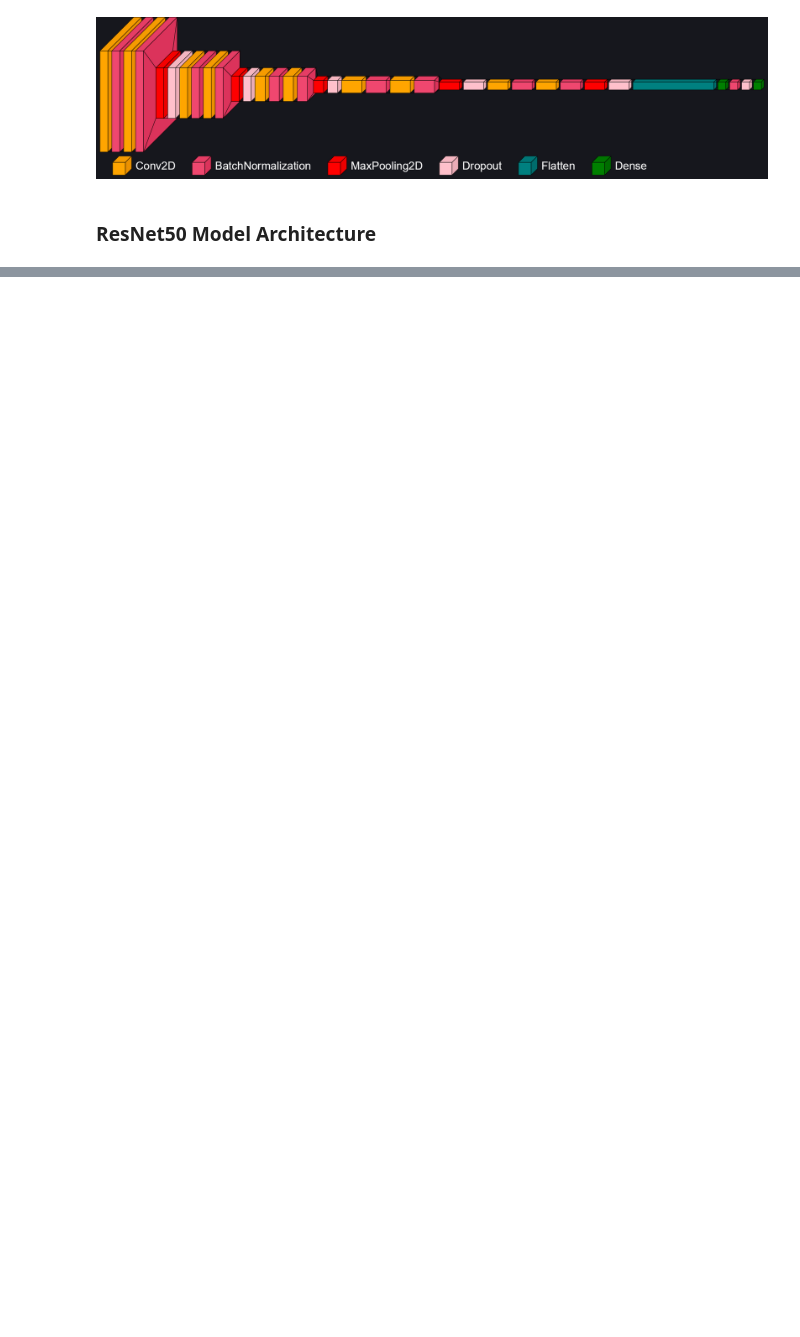
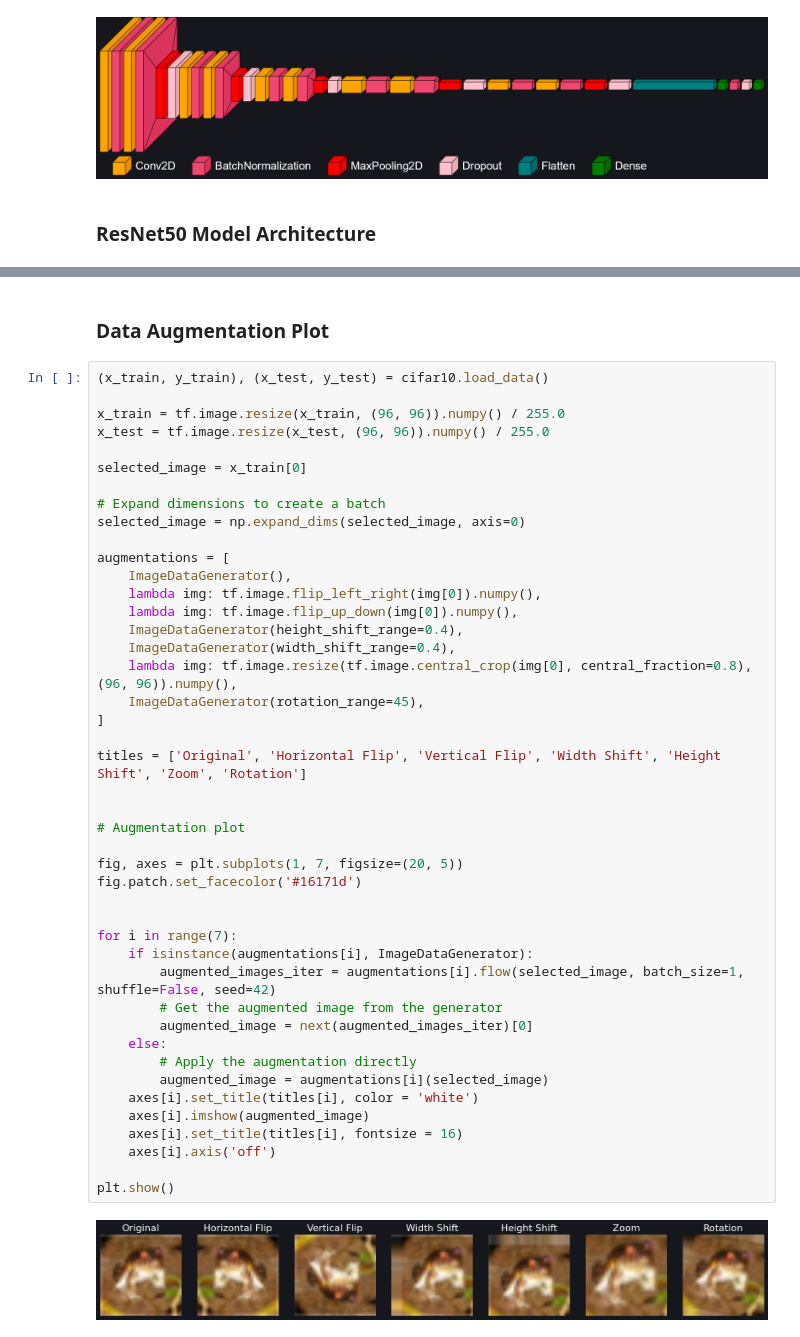
Before and after one commit to pbeles/Project-1-Group-3, a Jupyter notebook: plots/plots.ipynb, the cells around one changed output, grey strips where cells are left out. Cells and saved outputs as stored; diff of their text form; blank space fills up the shorter version.

Commit message:
add data augmentation plot

```diff
--- a/plots/plots.ipynb
+++ b/plots/plots.ipynb
@@ -301,3 +305,51 @@ color_map[Dense]['fill'] = 'green'
 visualkeras.layered_view(model, legend = True, color_map = color_map, font = font, font_color = font_color, background_fill = background_color)
 # %% [output]
 [figure]
+# %% [markdown]
+### Data Augmentation Plot
+# %%
+(x_train, y_train), (x_test, y_test) = cifar10.load_data()
+
+x_train = tf.image.resize(x_train, (96, 96)).numpy() / 255.0
+x_test = tf.image.resize(x_test, (96, 96)).numpy() / 255.0
+
+selected_image = x_train[0]
+
+# Expand dimensions to create a batch
+selected_image = np.expand_dims(selected_image, axis=0)
+
+augmentations = [
+    ImageDataGenerator(),
+    lambda img: tf.image.flip_left_right(img[0]).numpy(),
+    lambda img: tf.image.flip_up_down(img[0]).numpy(),
+    ImageDataGenerator(height_shift_range=0.4),
+    ImageDataGenerator(width_shift_range=0.4),
+    lambda img: tf.image.resize(tf.image.central_crop(img[0], central_fraction=0.8), (96, 96)).numpy(),
+    ImageDataGenerator(rotation_range=45),
+]
+
+titles = ['Original', 'Horizontal Flip', 'Vertical Flip', 'Width Shift', 'Height Shift', 'Zoom', 'Rotation']
+
+
+# Augmentation plot
+
+fig, axes = plt.subplots(1, 7, figsize=(20, 5))
+fig.patch.set_facecolor('#16171d')
+
+
+for i in range(7):
+    if isinstance(augmentations[i], ImageDataGenerator):
+        augmented_images_iter = augmentations[i].flow(selected_image, batch_size=1, shuffle=False, seed=42)
+        # Get the augmented image from the generator
+        augmented_image = next(augmented_images_iter)[0]
+    else:
+        # Apply the augmentation directly
+        augmented_image = augmentations[i](selected_image)
+    axes[i].set_title(titles[i], color = 'white')
+    axes[i].imshow(augmented_image)
+    axes[i].set_title(titles[i], fontsize = 16)
+    axes[i].axis('off')
+
+plt.show()
+# %% [output]
+[figure, added]
```
Also changed, not shown: parts of 4 cells of this notebook.
